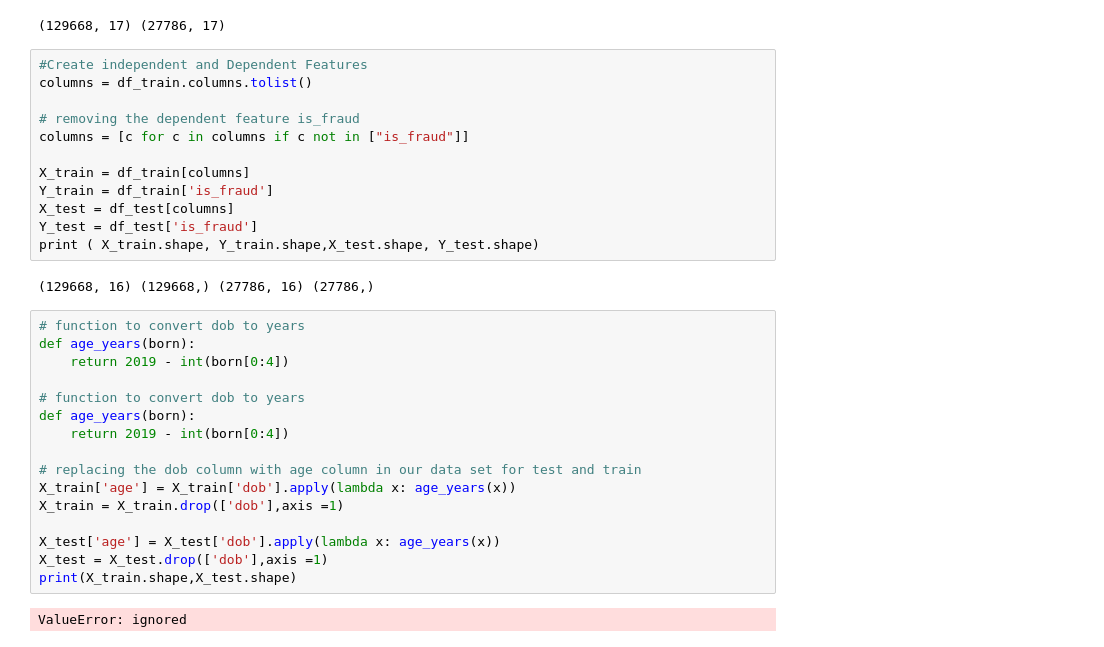
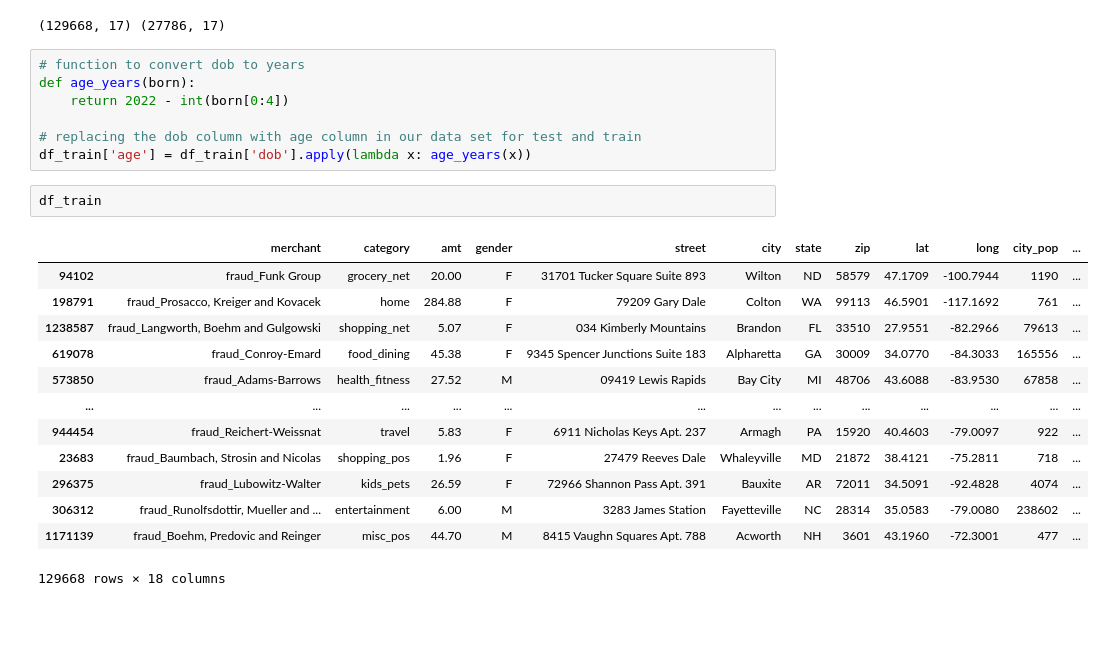
Before and after one commit to Charmiece/Final-Project---CreditCard-Fraud, a Jupyter notebook: Final_Project.ipynb, the cells around one changed output. Drawn from its saved outputs; the diff is of its cells as text; blank space fills up the shorter version.

```diff
--- a/Final_Project.ipynb
+++ b/Final_Project.ipynb
@@ -232,35 +248,26 @@ df_test = dropCol(df_test)
 print ( df_train.shape, df_test.shape)
 # %% [output]
 (129668, 17) (27786, 17)
-# %%
-#Create independent and Dependent Features
-columns = df_train.columns.tolist()
-
-# removing the dependent feature is_fraud
-columns = [c for c in columns if c not in ["is_fraud"]]
-
-X_train = df_train[columns]
-Y_train = df_train['is_fraud']
-X_test = df_test[columns]
-Y_test = df_test['is_fraud']
-print ( X_train.shape, Y_train.shape,X_test.shape, Y_test.shape)
-# %% [output]
-(129668, 16) (129668,) (27786, 16) (27786,)
 # %%
 # function to convert dob to years
 def age_years(born):
-    return 2019 - int(born[0:4])
-
-# function to convert dob to years
-def age_years(born):
-    return 2019 - int(born[0:4])
+    return 2022 - int(born[0:4])
 
 # replacing the dob column with age column in our data set for test and train
-X_train['age'] = X_train['dob'].apply(lambda x: age_years(x))
-X_train = X_train.drop(['dob'],axis =1)
-
-X_test['age'] = X_test['dob'].apply(lambda x: age_years(x))
-X_test = X_test.drop(['dob'],axis =1)
-print(X_train.shape,X_test.shape)
+df_train['age'] = df_train['dob'].apply(lambda x: age_years(x))
-# %% [output]
-ValueError: ignored
+# %%
+df_train
+# %% [output]
+|  | merchant | category | amt | gender | street | city | state | zip | lat | long | city_pop | ... |
+| 94102 | fraud_Funk Group | grocery_net | 20.00 | F | 31701 Tucker Square Suite 893 | Wilton | ND | 58579 | 47.1709 | -100.7944 | 1190 | ... |
+| 198791 | fraud_Prosacco, Kreiger and Kovacek | home | 284.88 | F | 79209 Gary Dale | Colton | WA | 99113 | 46.5901 | -117.1692 | 761 | ... |
+| 1238587 | fraud_Langworth, Boehm and Gulgowski | shopping_net | 5.07 | F | 034 Kimberly Mountains | Brandon | FL | 33510 | 27.9551 | -82.2966 | 79613 | ... |
+| 619078 | fraud_Conroy-Emard | food_dining | 45.38 | F | 9345 Spencer Junctions Suite 183 | Alpharetta | GA | 30009 | 34.0770 | -84.3033 | 165556 | ... |
+| 573850 | fraud_Adams-Barrows | health_fitness | 27.52 | M | 09419 Lewis Rapids | Bay City | MI | 48706 | 43.6088 | -83.9530 | 67858 | ... |
+| ... | ... | ... | ... | ... | ... | ... | ... | ... | ... | ... | ... | ... |
+| 944454 | fraud_Reichert-Weissnat | travel | 5.83 | F | 6911 Nicholas Keys Apt. 237 | Armagh | PA | 15920 | 40.4603 | -79.0097 | 922 | ... |
+| 23683 | fraud_Baumbach, Strosin and Nicolas | shopping_pos | 1.96 | F | 27479 Reeves Dale | Whaleyville | MD | 21872 | 38.4121 | -75.2811 | 718 | ... |
+| 296375 | fraud_Lubowitz-Walter | kids_pets | 26.59 | F | 72966 Shannon Pass Apt. 391 | Bauxite | AR | 72011 | 34.5091 | -92.4828 | 4074 | ... |
+| 306312 | fraud_Runolfsdottir, Mueller and ... | entertainment | 6.00 | M | 3283 James Station | Fayetteville | NC | 28314 | 35.0583 | -79.0080 | 238602 | ... |
+| 1171139 | fraud_Boehm, Predovic and Reinger | misc_pos | 44.70 | M | 8415 Vaughn Squares Apt. 788 | Acworth | NH | 3601 | 43.1960 | -72.3001 | 477 | ... |
+129668 rows × 18 columns
```
Also changed, not shown: parts of 17 cells of this notebook.
